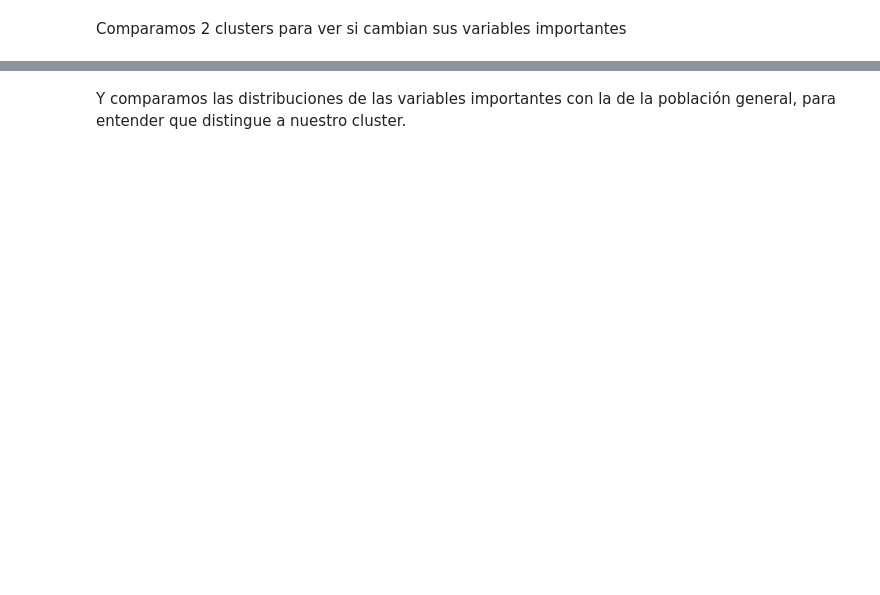
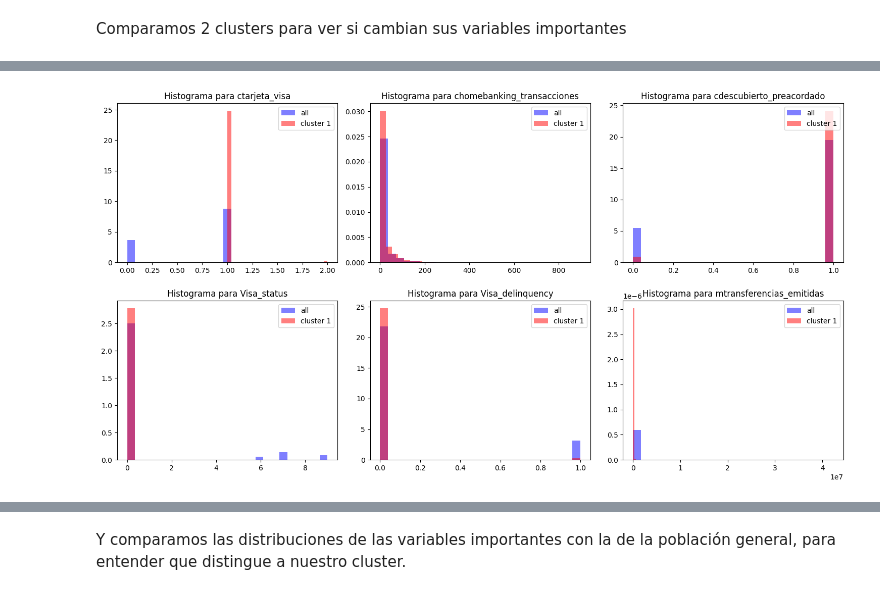
Before and after one commit to maiconfialho/dmeyf2023, a Jupyter notebook: src/monday/z801_Sobre_Interpretabilidad_v2.ipynb, the cells around one changed output, grey strips where cells are left out. Drawn from its saved outputs; the diff is of its cells as text; code cells hidden in the pictures; blank space fills up the shorter version.

```diff
--- a/src/monday/z801_Sobre_Interpretabilidad_v2.ipynb
+++ b/src/monday/z801_Sobre_Interpretabilidad_v2.ipynb
@@ -250,0 +420,24 @@ Length: 153, dtype: float64
+# %%
+values_to_plot = shap_bajas[y.labels_ == 1].mean().sort_values(ascending=False)[0:6].values
+feature_names = shap_bajas[y.labels_ == 1].mean().sort_values(ascending=False)[0:6].index.to_list()
+
+fig, axs = plt.subplots(2, 3, figsize=(15, 8))
+
+# Flatten os eixos para acessá-los facilmente
+axs = axs.ravel()
+
+# Crie os gráficos de histograma
+for i in range(6):
+    ax = axs[i]
+    ax.hist(ds_bajas.loc[:][feature_names[i]], label='all', density=True, bins=25, alpha=0.5, color='blue')
+    ax.hist(ds_bajas.loc[y.labels_ == 1][feature_names[i]], label='cluster 1', density=True, bins=25, alpha=0.5, color='red')
+    ax.set_title(f'Histograma para {feature_names[i]}')
+    ax.legend(loc='upper right')
+
+# Ajuste o layout
+plt.tight_layout()
+
+# Exiba os gráficos
+plt.show()
+# %% [output]
+[figure, added]
```
Also changed, not shown: parts of 33 cells of this notebook.
